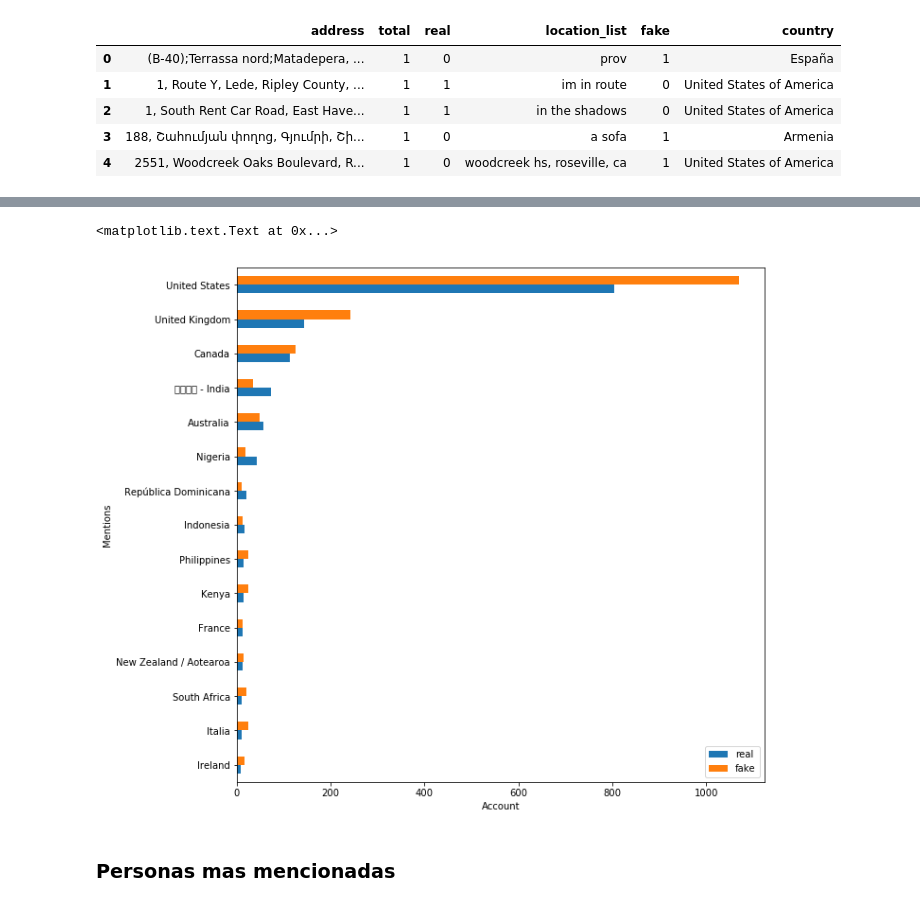
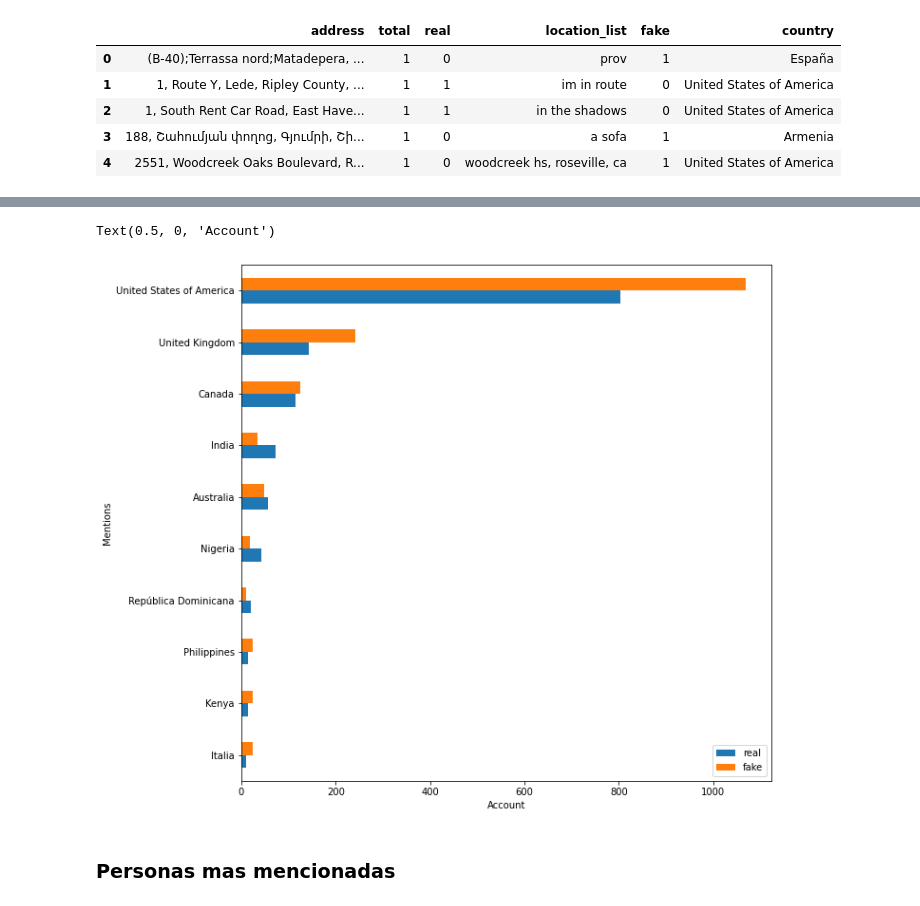
Before and after one commit to milemarchese/OrganizacionDeDatos, a Jupyter notebook: Análisis Exploratorio.ipynb, the cells around one changed output, grey strips where cells are left out. Saved outputs shown, nothing was run; the diff lists cells and outputs as text; code cells hidden in the pictures.

```diff
--- a/Análisis Exploratorio.ipynb
+++ b/Análisis Exploratorio.ipynb
@@ -457,0 +524,14 @@ by_country.head()
+# %%
+import re
+alpha_space = re.compile('^[a-zA-Z_ ]*$')
+
+to_change = {}
+for element in list:
+    coincidences = [s for s in countries if element in s]
+    if len(coincidences) > 1:
+        name = max(coincidences, key=len)
+        if not alpha_space.match(name):
+            name = min(coincidences, key=len)
+        to_change.update({coincidence:name for coincidence in coincidences if coincidence != name})
+
+print(to_change)
@@ -457,0 +540,2 @@ by_country.head()
+# %%
+to_change.pop('Africa', None)
@@ -458 +544,3 @@ by_country.head()
+# %%
+by_country.country = by_country.country.replace(to_change)
 # %%
@@ -478,2 +555,3 @@ by_country.loc[by_country['filtered_country'].isnull(), :]
 # %%
-by_country = by_country.dropna().groupby(['filtered_country']).agg({'total':'sum', 'real':'sum', 'fake':'sum'})
+by_country = by_country.groupby(['country']).agg({'total': 'sum', 'real': 'sum', 'fake': 'sum'}).reset_index().sort_values('total', ascending=False)
+by_country.nlargest(10, 'total')
@@ -480,10 +621,10 @@ by_country = by_country.dropna().groupby(['filtered_country']).agg({'total':'sum
 # %%
-ax = by_country.nlargest(15, 'total').sort_values(by=['real']).loc[:, ['real', 'fake']].plot(kind='barh', figsize=(10, 10))
+ax = by_country.set_index('country').nlargest(10, 'total').sort_values(by=['real']).loc[:, ['real', 'fake']].plot(kind='barh', figsize=(10, 10))
 ax.set_ylabel('Mentions')
 ax.set_xlabel('Account')
 # %% [output]
-<matplotlib.text.Text at 0x...>
+Text(0.5, 0, 'Account')
-[figure, old version]
+[figure, new version]
 # %% [markdown]
 ### Personas mas mencionadas
 # %%
```
Also changed, not shown: parts of 50 cells of this notebook, 1 other file.
